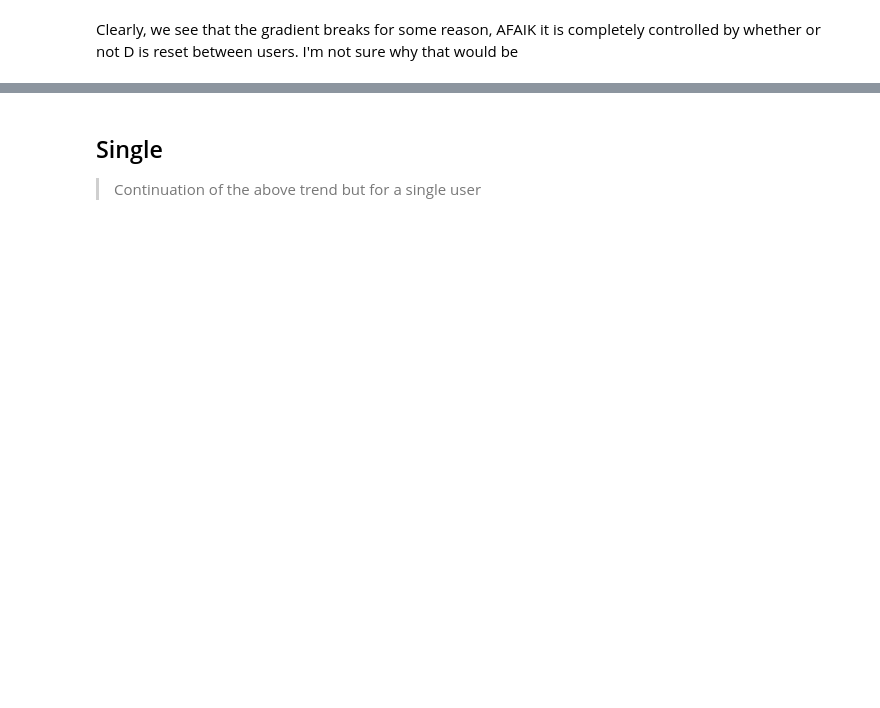
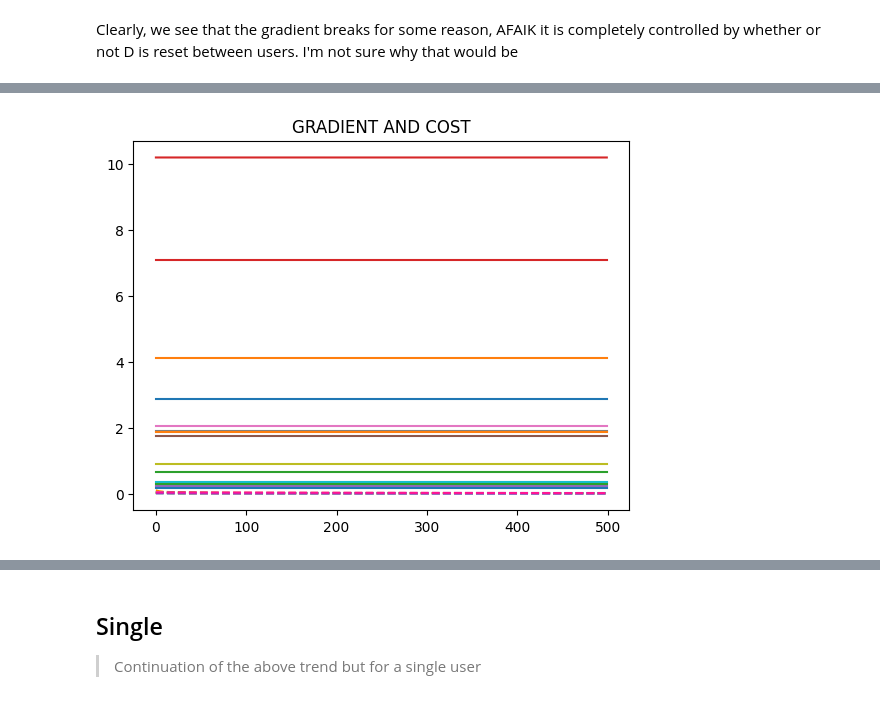
Before and after one commit to kdmalc/personalization-privacy-risk, a Jupyter notebook: 206_Gradient_Descent_Playground.ipynb, the cells around one changed output, grey strips where cells are left out. Saved outputs shown, nothing was run; the diff lists cells and outputs as text; code cells hidden in the pictures; blank space fills up the shorter version.

Commit message:
D=copy(D0) does not fix repeat grad

```diff
--- a/206_Gradient_Descent_Playground.ipynb
+++ b/206_Gradient_Descent_Playground.ipynb
@@ -383,0 +391,35 @@ Clearly, we see that the gradient breaks for some reason, AFAIK it is completely
+# %%
+my_gradient = [[0]*my_iters for _ in range(14)]
+my_cost = [[0]*my_iters for _ in range(14)]
+final_decs = [0]*14
+
+for user_idx in range(14):
+    s_temp = cond0_training_and_labels_lst[user_idx]['training'][update_ix[11]:update_ix[12]]
+    pca = PCA(n_components=7)
+    s_temp = pca.fit_transform(s_temp)
+    s = np.transpose(s_temp)
+
+    D = copy.deepcopy(D_0_7)
+    v_actual = D@s
+    p_actual = np.cumsum(v_actual, axis=1)*dt
+
+    p_reference = np.transpose(cond0_training_and_labels_lst[user_idx]['labels'][update_ix[11]:update_ix[12]])
+
+    F = s[:,:-1]
+    V = (p_reference - p_actual)*dt
+
+    for i in range(my_iters):
+        my_grad = gradient_cost_l2(F, D, np.zeros((2,2)), V, len(s_temp), 1e-7, 1e-3, Ne=7)
+        my_gradient[user_idx][i] = np.linalg.norm(my_grad)
+        my_cost[user_idx][i] = cost_l2(F, D, np.zeros((2,2)), V, len(s_temp), 1e-7, 1e-3, Ne=7)
+        D -= my_lr * np.reshape(my_grad, (2, 7))
+    final_decs[user_idx] = D
+
+x_axis = list(range(my_iters))
+for i in range(len(my_gradient)):
+    plt.plot(x_axis, my_gradient[i], color=id2color[i], linestyle="--", label="Gradient")
+    plt.plot(x_axis, my_cost[i], label="Cost")
+plt.title('GRADIENT AND COST')
+plt.show()
+# %% [output]
+[figure, added]
```
Also changed, not shown: parts of 11 cells of this notebook, 1 other file.
